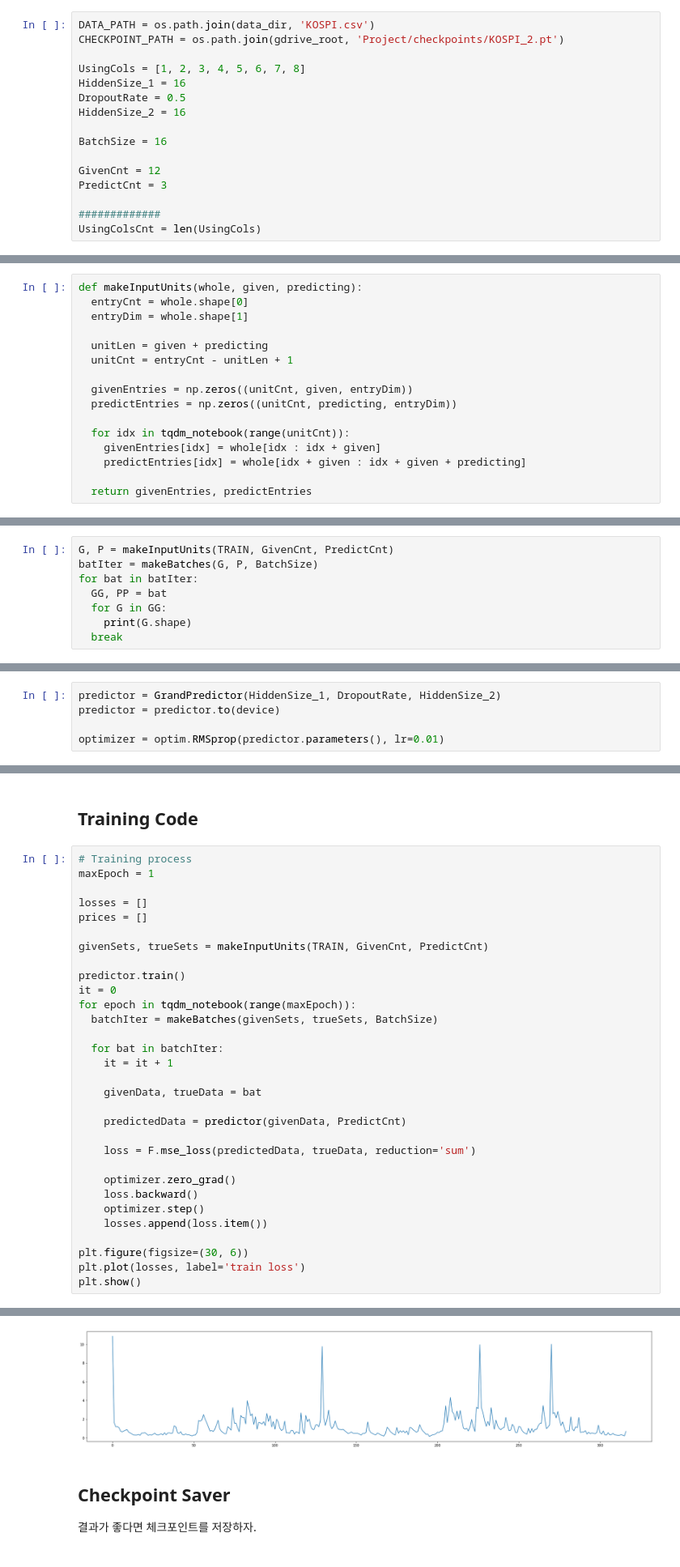
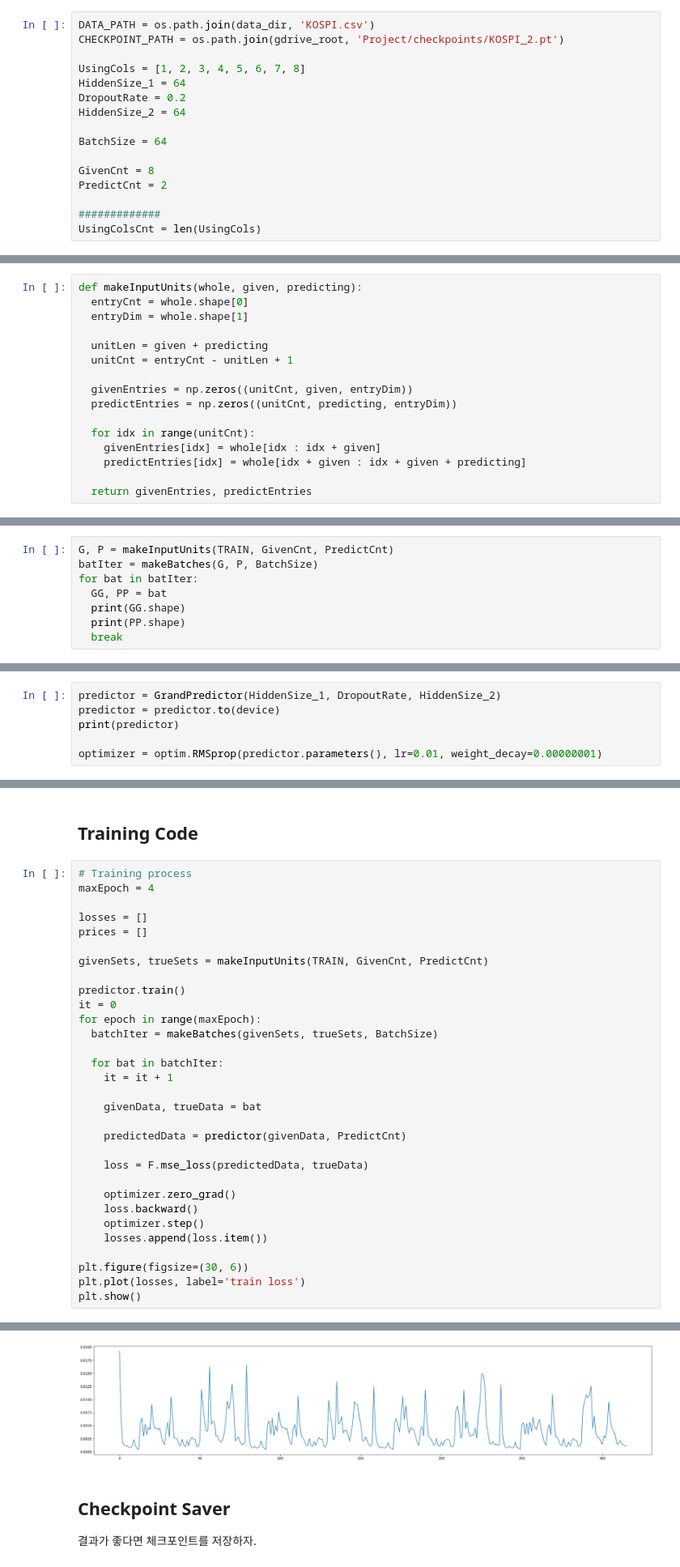
Before and after one commit to Kicory/ML_StockPJ, a Jupyter notebook: Notebook/Season2/TheGrandPredictor.ipynb, the cells around one changed output, grey strips where cells are left out. Shown: that part at 81% size. Saved outputs shown, nothing was run; the diff lists cells and outputs as text.

```diff
--- a/Notebook/Season2/TheGrandPredictor.ipynb
+++ b/Notebook/Season2/TheGrandPredictor.ipynb
@@ -72,14 +65,14 @@ DATA_PATH = os.path.join(data_dir, 'KOSPI.csv')
 CHECKPOINT_PATH = os.path.join(gdrive_root, 'Project/checkpoints/KOSPI_2.pt')
 
 UsingCols = [1, 2, 3, 4, 5, 6, 7, 8]
-HiddenSize_1 = 16
-DropoutRate = 0.5
-HiddenSize_2 = 16
+HiddenSize_1 = 64
+DropoutRate = 0.2
+HiddenSize_2 = 64
 
-BatchSize = 16
+BatchSize = 64
 
-GivenCnt = 12
-PredictCnt = 3
+GivenCnt = 8
+PredictCnt = 2
 
 #############
 UsingColsCnt = len(UsingCols)
@@ -149,7 +136,7 @@ def makeInputUnits(whole, given, predicting):
   givenEntries = np.zeros((unitCnt, given, entryDim))
   predictEntries = np.zeros((unitCnt, predicting, entryDim))
 
-  for idx in tqdm_notebook(range(unitCnt)):
+  for idx in range(unitCnt):
     givenEntries[idx] = whole[idx : idx + given]
     predictEntries[idx] = whole[idx + given : idx + given + predicting]
 
@@ -181,8 +168,8 @@ G, P = makeInputUnits(TRAIN, GivenCnt, PredictCnt)
 batIter = makeBatches(G, P, BatchSize)
 for bat in batIter:
   GG, PP = bat
-  for G in GG:
-    print(G.shape)
+  print(GG.shape)
+  print(PP.shape)
   break
 # %% [output]
 [interactive output not drawn]
@@ -251,5 +227,6 @@ class GrandPredictor(nn.Module):
 # %%
 predictor = GrandPredictor(HiddenSize_1, DropoutRate, HiddenSize_2)
 predictor = predictor.to(device)
+print(predictor)
 
-optimizer = optim.RMSprop(predictor.parameters(), lr=0.01)
+optimizer = optim.RMSprop(predictor.parameters(), lr=0.01, weight_decay=0.00000001)
@@ -280,7 +284,7 @@ if os.path.exists(ckpt_path):
 ## Training Code
 # %%
 # Training process
-maxEpoch = 1
+maxEpoch = 4
 
 losses = []
 prices = []
@@ -289,7 +293,7 @@ givenSets, trueSets = makeInputUnits(TRAIN, GivenCnt, PredictCnt)
 
 predictor.train()
 it = 0
-for epoch in tqdm_notebook(range(maxEpoch)):
+for epoch in range(maxEpoch):
   batchIter = makeBatches(givenSets, trueSets, BatchSize)
 
   for bat in batchIter:
@@ -299,7 +303,7 @@ for epoch in tqdm_notebook(range(maxEpoch)):
 
     predictedData = predictor(givenData, PredictCnt)
 
-    loss = F.mse_loss(predictedData, trueData, reduction='sum')
+    loss = F.mse_loss(predictedData, trueData)
 
     optimizer.zero_grad()
     loss.backward()
@@ -315,4 +317,4 @@ plt.show()
-[figure, old version]
+[figure, new version]
 # %% [markdown]
 ## Checkpoint Saver
 결과가 좋다면 체크포인트를 저장하자.
```
Also changed, not shown: parts of 9 cells of this notebook.
